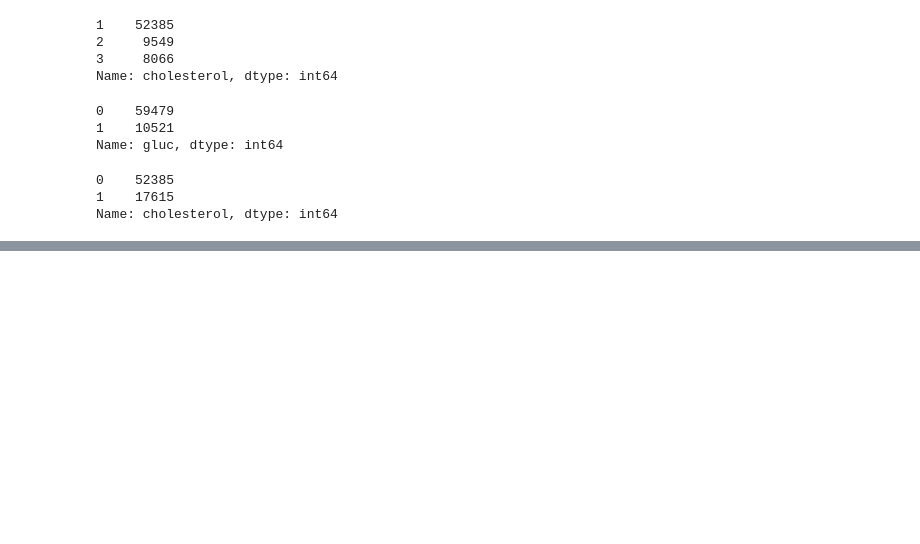
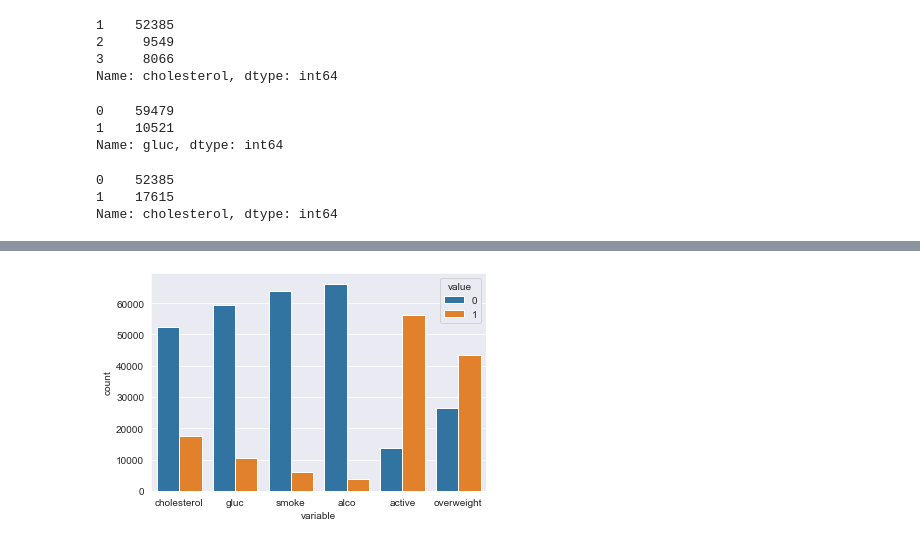
Before and after one commit to AmrSakkary/boilerplate-medical-data-visualizer, a Jupyter notebook: medical_data_visualizer.ipynb, the cells around one changed output, grey strips where cells are left out. Drawn from its saved outputs; the diff is of its cells as text; code cells hidden in the pictures; blank space fills up the shorter version.

```diff
--- a/medical_data_visualizer.ipynb
+++ b/medical_data_visualizer.ipynb
@@ -97,0 +153,5 @@ Name: cholesterol, dtype: int64
+# %%
+g= sns.countplot(x='variable',hue = 'value',
+               data=subset)
+# %% [output]
+[figure, added]
```
Also changed, not shown: parts of 7 cells of this notebook.
